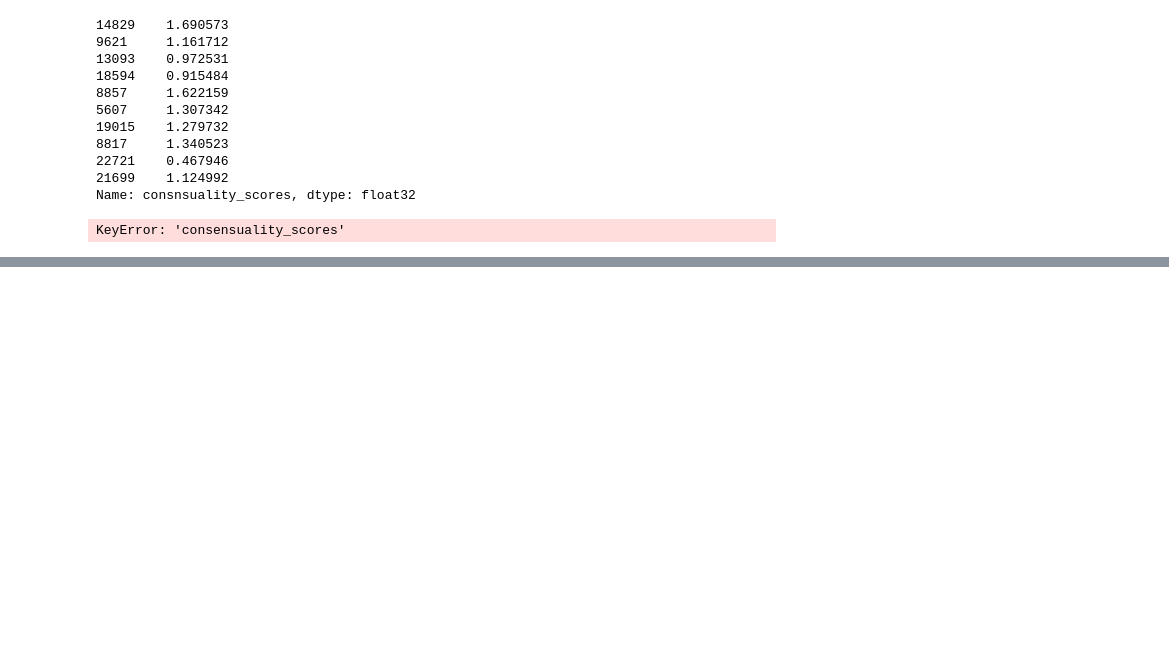
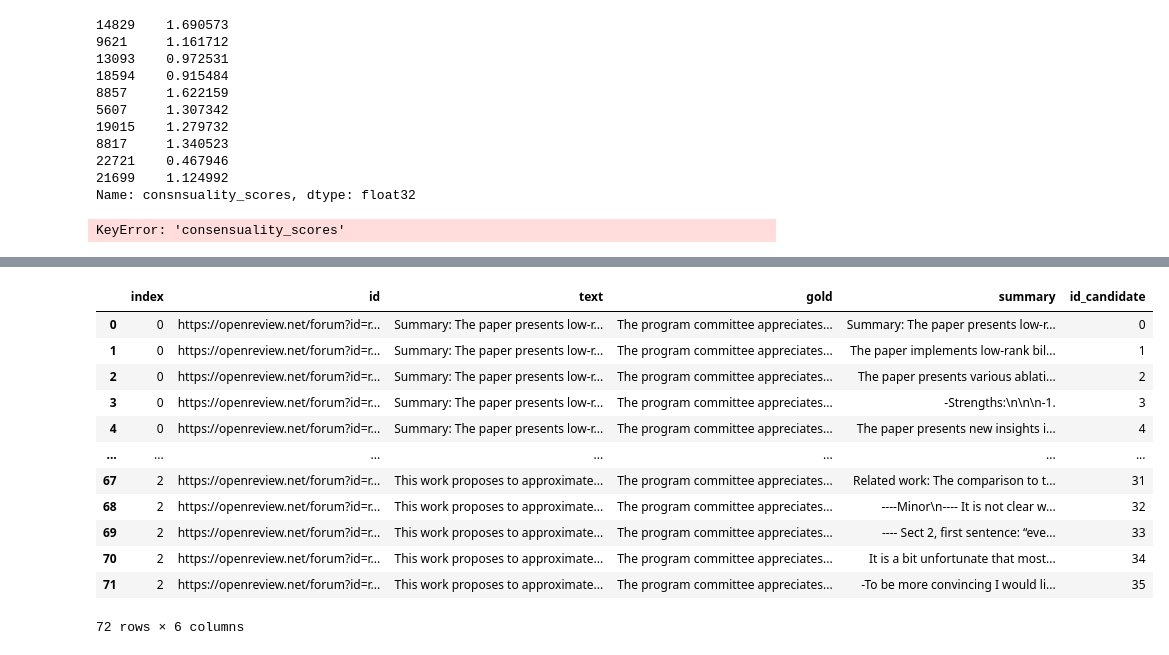
Before and after one commit to alialhousseini/glimpse-mds, a Jupyter notebook: NLP_main_notebook.ipynb, the cells around one changed output, grey strips where cells are left out. Drawn from its saved outputs; the diff is of its cells as text; code cells hidden in the pictures; blank space fills up the shorter version.

```diff
--- a/NLP_main_notebook.ipynb
+++ b/NLP_main_notebook.ipynb
@@ -210,0 +295,19 @@ KeyError: 'consensuality_scores'
+# %%
+import pandas as pd
+dftest = pd.read_csv('data/candidates/extractive_sentences-_-all_reviews_2017-_-none-_-2024-12-23-21-11-00.csv')
+# %%
+dftest[dftest['id']=='https://openreview.net/forum?id=r1rhWnZkg']
+# %% [output]
+|  | index | id | text | gold | summary | id_candidate |
+| 0 | 0 | https://openreview.net/forum?id=r... | Summary: The paper presents low-r... | The program committee appreciates... | Summary: The paper presents low-r... | 0 |
+| 1 | 0 | https://openreview.net/forum?id=r... | Summary: The paper presents low-r... | The program committee appreciates... | The paper implements low-rank bil... | 1 |
+| 2 | 0 | https://openreview.net/forum?id=r... | Summary: The paper presents low-r... | The program committee appreciates... | The paper presents various ablati... | 2 |
+| 3 | 0 | https://openreview.net/forum?id=r... | Summary: The paper presents low-r... | The program committee appreciates... | -Strengths:\n\n\n-1. | 3 |
+| 4 | 0 | https://openreview.net/forum?id=r... | Summary: The paper presents low-r... | The program committee appreciates... | The paper presents new insights i... | 4 |
+| ... | ... | ... | ... | ... | ... | ... |
+| 67 | 2 | https://openreview.net/forum?id=r... | This work proposes to approximate... | The program committee appreciates... | Related work: The comparison to t... | 31 |
+| 68 | 2 | https://openreview.net/forum?id=r... | This work proposes to approximate... | The program committee appreciates... | ----Minor\n---- It is not clear w... | 32 |
+| 69 | 2 | https://openreview.net/forum?id=r... | This work proposes to approximate... | The program committee appreciates... | ---- Sect 2, first sentence: “eve... | 33 |
+| 70 | 2 | https://openreview.net/forum?id=r... | This work proposes to approximate... | The program committee appreciates... | It is a bit unfortunate that most... | 34 |
+| 71 | 2 | https://openreview.net/forum?id=r... | This work proposes to approximate... | The program committee appreciates... | -To be more convincing I would li... | 35 |
+72 rows × 6 columns
```
Also changed, not shown: parts of 16 cells of this notebook, 2 other files.
